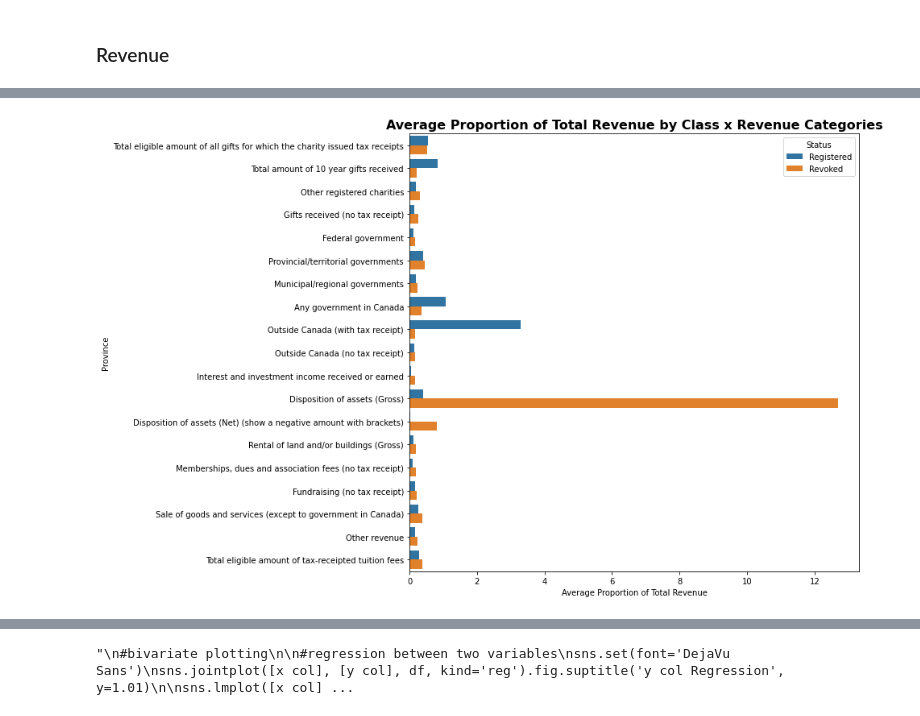
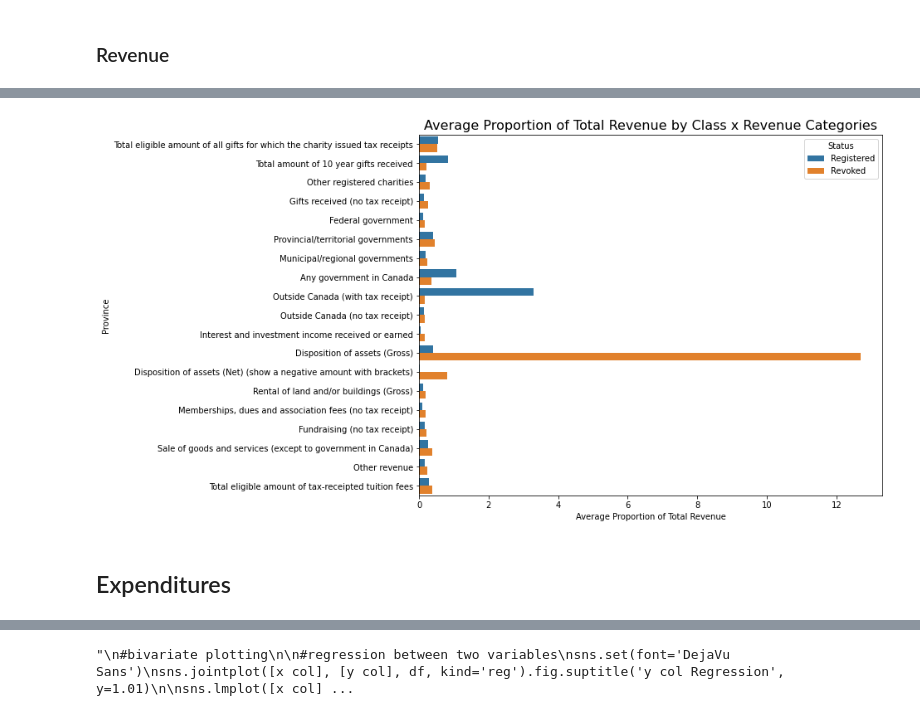
Before and after one commit to samanthacassar/canadacharities, a Jupyter notebook: exploratory_analysis.ipynb, the cells around one changed output, grey strips where cells are left out. Cells and saved outputs as stored; diff of their text form; code cells hidden in the pictures.

```diff
--- a/exploratory_analysis.ipynb
+++ b/exploratory_analysis.ipynb
@@ -263,12 +230,14 @@ revenue_agg['code'] = revenue_agg['category'].apply(lambda x: x.split('_')[0])
 #bring in description for plotting
 revenue_agg = pd.merge(revenue_agg, data_dic[['column_name', 'description']], left_on='code', right_on='column_name', how='left')
 # %%
-plt.figure(figsize=[10,10])
+plt.figure(figsize=[10,8])
 
-sns.barplot(x='perc_of_revenue', y='description', hue='Status', data=revenue_agg)
+sns.barplot(x='avg_perc_revenue', y='description', hue='Status', data=revenue_agg)
 plt.ylabel('Province')
 plt.xlabel('Average Proportion of Total Revenue')
-plt.title('Average Proportion of Total Revenue by Class x Revenue Categories', fontsize = 16, fontweight='bold')
+plt.title('Average Proportion of Total Revenue by Class x Revenue Categories', fontsize = 16)
 plt.show();
 # %% [output]
-[figure, old version]
+[figure, new version]
+# %% [markdown]
+## Expenditures
```
Also changed, not shown: parts of 15 cells of this notebook.
